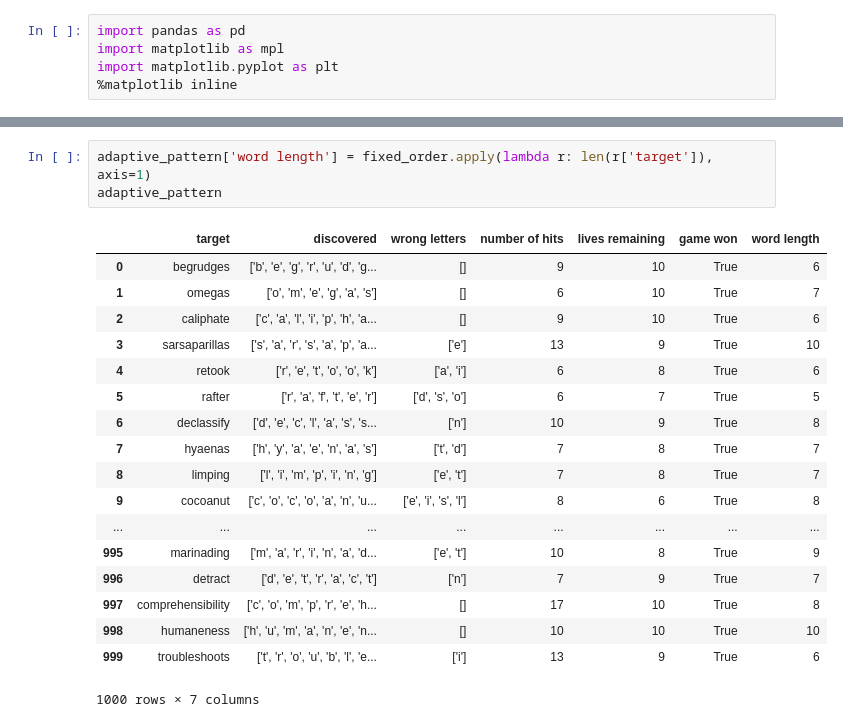
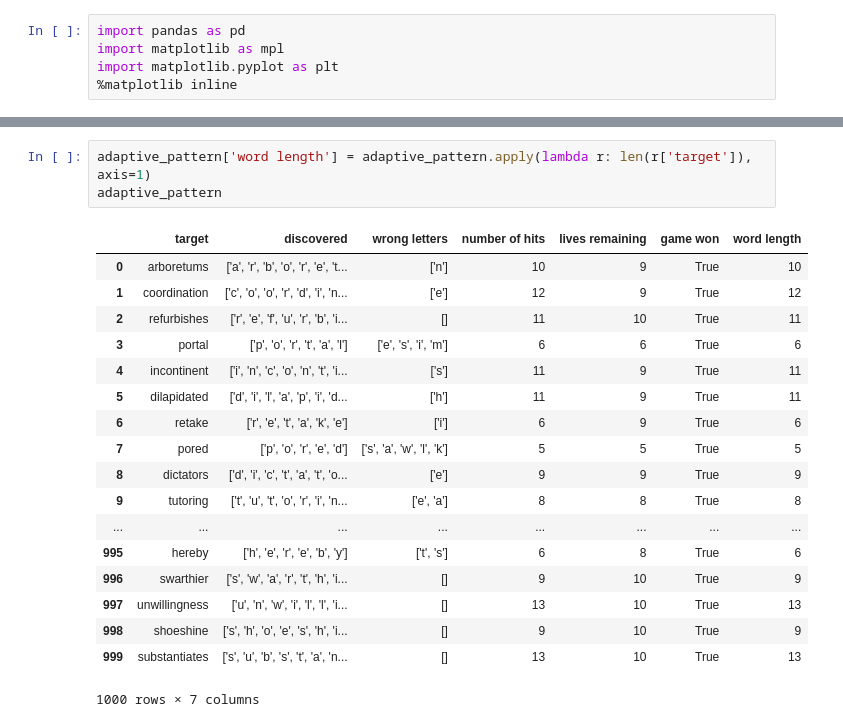
Before and after one commit to NeilNjae/cas-master-teacher-training, a Jupyter notebook: hangman-logging.ipynb, the cells around one changed output, grey strips where cells are left out. Drawn from its saved outputs; the diff is of its cells as text.

```diff
--- a/hangman-logging.ipynb
+++ b/hangman-logging.ipynb
@@ -300,25 +279,25 @@ adaptive_pattern
 1000 rows × 6 columns
 # %%
-adaptive_pattern['word length'] = fixed_order.apply(lambda r: len(r['target']), axis=1)
+adaptive_pattern['word length'] = adaptive_pattern.apply(lambda r: len(r['target']), axis=1)
 adaptive_pattern
 # %% [output]
 |  | target | discovered | wrong letters | number of hits | lives remaining | game won | word length |
-| 0 | begrudges | ['b', 'e', 'g', 'r', 'u', 'd', 'g... | [] | 9 | 10 | True | 6 |
-| 1 | omegas | ['o', 'm', 'e', 'g', 'a', 's'] | [] | 6 | 10 | True | 7 |
-| 2 | caliphate | ['c', 'a', 'l', 'i', 'p', 'h', 'a... | [] | 9 | 10 | True | 6 |
-| 3 | sarsaparillas | ['s', 'a', 'r', 's', 'a', 'p', 'a... | ['e'] | 13 | 9 | True | 10 |
-| 4 | retook | ['r', 'e', 't', 'o', 'o', 'k'] | ['a', 'i'] | 6 | 8 | True | 6 |
-| 5 | rafter | ['r', 'a', 'f', 't', 'e', 'r'] | ['d', 's', 'o'] | 6 | 7 | True | 5 |
-| 6 | declassify | ['d', 'e', 'c', 'l', 'a', 's', 's... | ['n'] | 10 | 9 | True | 8 |
-| 7 | hyaenas | ['h', 'y', 'a', 'e', 'n', 'a', 's'] | ['t', 'd'] | 7 | 8 | True | 7 |
-| 8 | limping | ['l', 'i', 'm', 'p', 'i', 'n', 'g'] | ['e', 't'] | 7 | 8 | True | 7 |
-| 9 | cocoanut | ['c', 'o', 'c', 'o', 'a', 'n', 'u... | ['e', 'i', 's', 'l'] | 8 | 6 | True | 8 |
+| 0 | arboretums | ['a', 'r', 'b', 'o', 'r', 'e', 't... | ['n'] | 10 | 9 | True | 10 |
+| 1 | coordination | ['c', 'o', 'o', 'r', 'd', 'i', 'n... | ['e'] | 12 | 9 | True | 12 |
+| 2 | refurbishes | ['r', 'e', 'f', 'u', 'r', 'b', 'i... | [] | 11 | 10 | True | 11 |
+| 3 | portal | ['p', 'o', 'r', 't', 'a', 'l'] | ['e', 's', 'i', 'm'] | 6 | 6 | True | 6 |
+| 4 | incontinent | ['i', 'n', 'c', 'o', 'n', 't', 'i... | ['s'] | 11 | 9 | True | 11 |
+| 5 | dilapidated | ['d', 'i', 'l', 'a', 'p', 'i', 'd... | ['h'] | 11 | 9 | True | 11 |
+| 6 | retake | ['r', 'e', 't', 'a', 'k', 'e'] | ['i'] | 6 | 9 | True | 6 |
+| 7 | pored | ['p', 'o', 'r', 'e', 'd'] | ['s', 'a', 'w', 'l', 'k'] | 5 | 5 | True | 5 |
+| 8 | dictators | ['d', 'i', 'c', 't', 'a', 't', 'o... | ['e'] | 9 | 9 | True | 9 |
+| 9 | tutoring | ['t', 'u', 't', 'o', 'r', 'i', 'n... | ['e', 'a'] | 8 | 8 | True | 8 |
 | ... | ... | ... | ... | ... | ... | ... | ... |
-| 995 | marinading | ['m', 'a', 'r', 'i', 'n', 'a', 'd... | ['e', 't'] | 10 | 8 | True | 9 |
-| 996 | detract | ['d', 'e', 't', 'r', 'a', 'c', 't'] | ['n'] | 7 | 9 | True | 7 |
-| 997 | comprehensibility | ['c', 'o', 'm', 'p', 'r', 'e', 'h... | [] | 17 | 10 | True | 8 |
-| 998 | humaneness | ['h', 'u', 'm', 'a', 'n', 'e', 'n... | [] | 10 | 10 | True | 10 |
-| 999 | troubleshoots | ['t', 'r', 'o', 'u', 'b', 'l', 'e... | ['i'] | 13 | 9 | True | 6 |
+| 995 | hereby | ['h', 'e', 'r', 'e', 'b', 'y'] | ['t', 's'] | 6 | 8 | True | 6 |
+| 996 | swarthier | ['s', 'w', 'a', 'r', 't', 'h', 'i... | [] | 9 | 10 | True | 9 |
+| 997 | unwillingness | ['u', 'n', 'w', 'i', 'l', 'l', 'i... | [] | 13 | 10 | True | 13 |
+| 998 | shoeshine | ['s', 'h', 'o', 'e', 's', 'h', 'i... | [] | 9 | 10 | True | 9 |
+| 999 | substantiates | ['s', 'u', 'b', 's', 't', 'a', 'n... | [] | 13 | 10 | True | 13 |
 1000 rows × 7 columns
 # %%
 adaptive_pattern['lives remaining'].hist()
```
Also changed, not shown: parts of 11 cells of this notebook, 9 other files.
